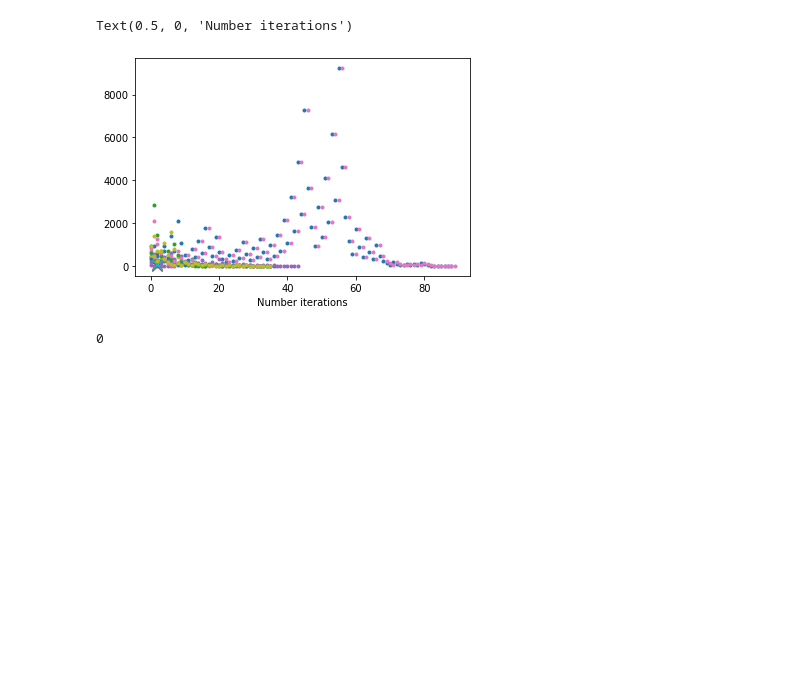
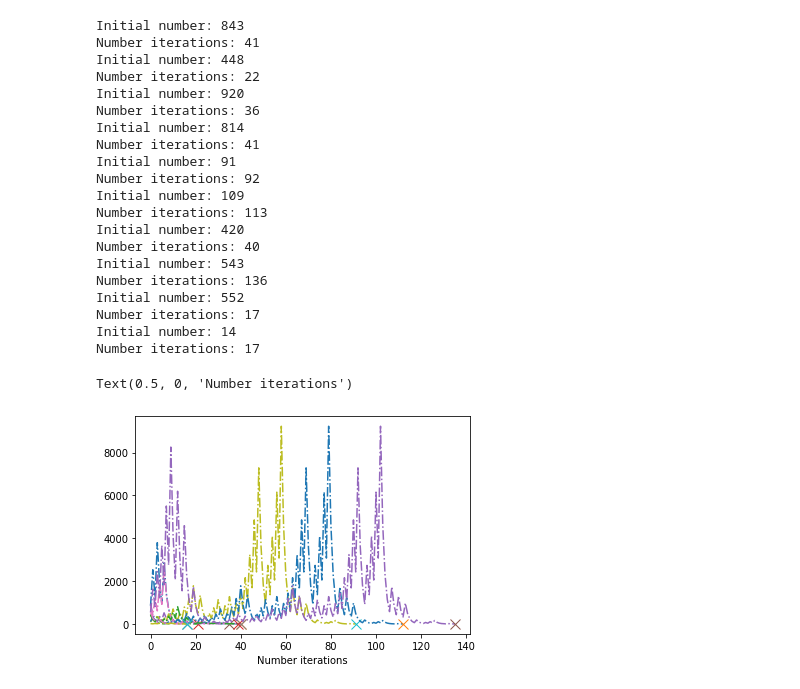
Before and after one commit to jwiegert/python-programming-joachim-wiegert, a Jupyter notebook: Exercises/collatz.ipynb, the cells around one changed output. Drawn from its saved outputs; the diff is of its cells as text; code cells hidden in the pictures; blank space fills up the shorter version.

```diff
--- a/Exercises/collatz.ipynb
+++ b/Exercises/collatz.ipynb
@@ -1,34 +1,51 @@
 # %%
 # start with any positive integer n. Then each term is obtained from the previous
 # term as follows: if the previous term is even, the next term is one half of the
 # previous term. If the previous term is odd, the next term is 3 times the previous
 # term plus 1. The conjecture is that no matter what value of n, the sequence will
 # always reach 1.
 import random as rnd
 import matplotlib.pyplot as plt
 
 Nsims = 10
 
 for _ in range(Nsims):
     number = []
     N = rnd.randint(0,1000)
     niteration = 0
+    print(f"Initial number: {N}")
 
     while N != 1:
         number.append(N)
         if N%2 == 0:
             N /= 2
         else:
             N = 3*N + 1
         niteration += 1
-
-    plt.plot(number,'.')
-    plt.plot(len(number),number[-1],'x',markersize = 10)
+    print(f"Number iterations: {niteration}")
+    plt.plot(number,'-.')
+    plt.plot(len(number)-1,number[-1],'x',markersize = 10)
 plt.xlabel("Number iterations")
 # %% [output]
-Text(0.5, 0, 'Number iterations')
+Initial number: 843
+Number iterations: 41
+Initial number: 448
+Number iterations: 22
+Initial number: 920
+Number iterations: 36
+Initial number: 814
+Number iterations: 41
+Initial number: 91
+Number iterations: 92
+Initial number: 109
+Number iterations: 113
+Initial number: 420
+Number iterations: 40
+Initial number: 543
+Number iterations: 136
+Initial number: 552
+Number iterations: 17
+Initial number: 14
+Number iterations: 17
+Text(0.5, 0, 'Number iterations')
-[figure, old version]
+[figure, new version]
-# %%
-4%2
-# %% [output]
-0
```
Also changed, not shown: parts of 1 cell of this notebook, 3 other files.
